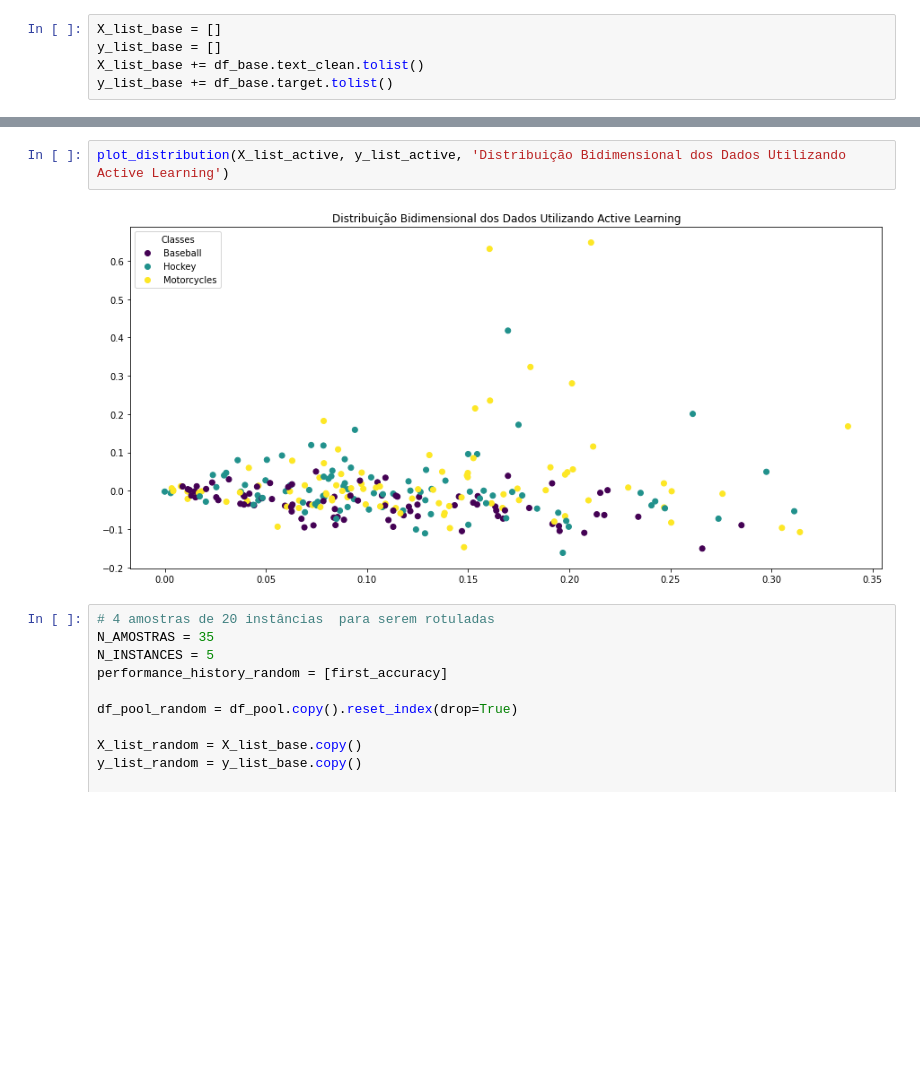
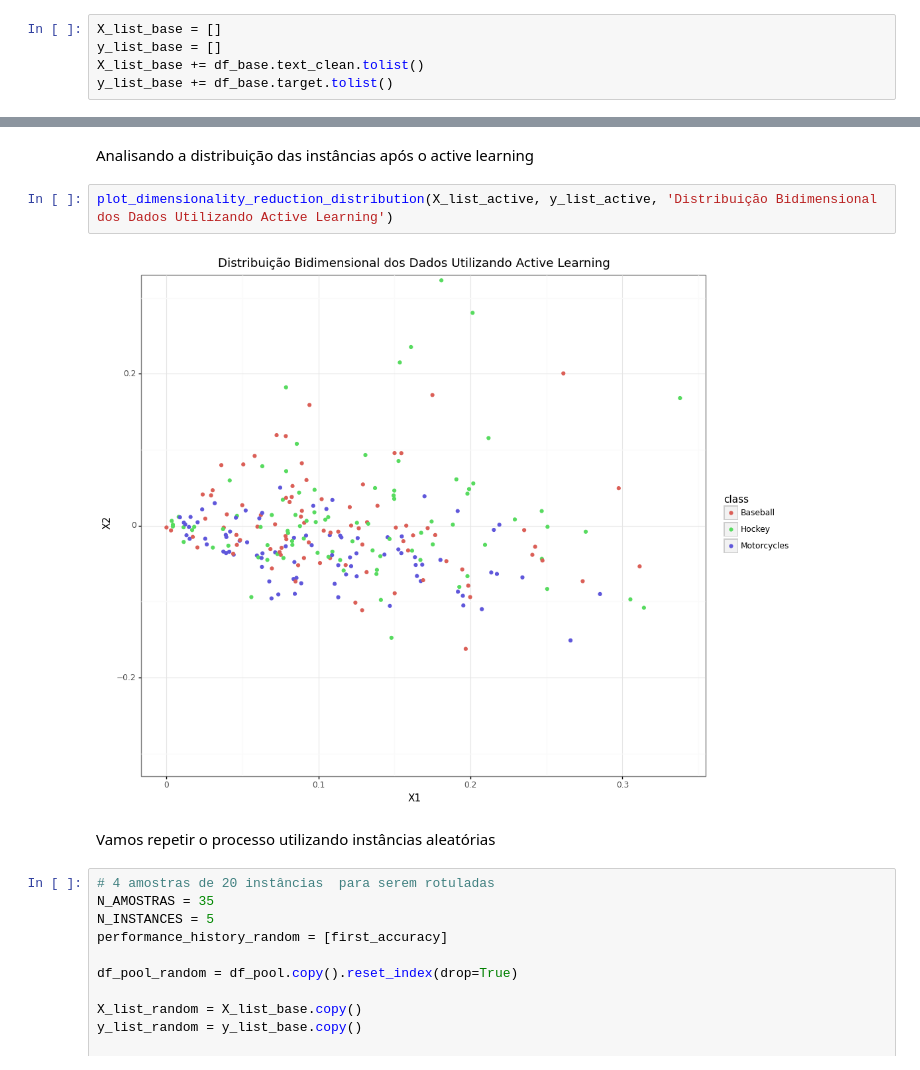
Before and after one commit to luizomatias/active_learning, a Jupyter notebook: notebooks/active_learning_text_classification.ipynb, the cells around one changed output, grey strips where cells are left out. Cells and saved outputs as stored; diff of their text form; blank space fills up the shorter version.

```diff
--- a/notebooks/active_learning_text_classification.ipynb
+++ b/notebooks/active_learning_text_classification.ipynb
@@ -186,10 +193,14 @@ Accuracy after query 160: 0.8432
 Accuracy after query 165: 0.8449
 Accuracy after query 170: 0.8458
 Accuracy after query 175: 0.8579
+# %% [markdown]
+Analisando a distribuição das instâncias após o active learning
 # %%
-plot_distribution(X_list_active, y_list_active, 'Distribuição Bidimensional dos Dados Utilizando Active Learning')
+plot_dimensionality_reduction_distribution(X_list_active, y_list_active, 'Distribuição Bidimensional dos Dados Utilizando Active Learning')
 # %% [output]
-[figure, old version]
+[figure, new version]
+# %% [markdown]
+Vamos repetir o processo utilizando instâncias aleatórias
 # %%
 # 4 amostras de 20 instâncias  para serem rotuladas
 N_AMOSTRAS = 35
```
Also changed, not shown: parts of 24 cells of this notebook, 1 other file.
